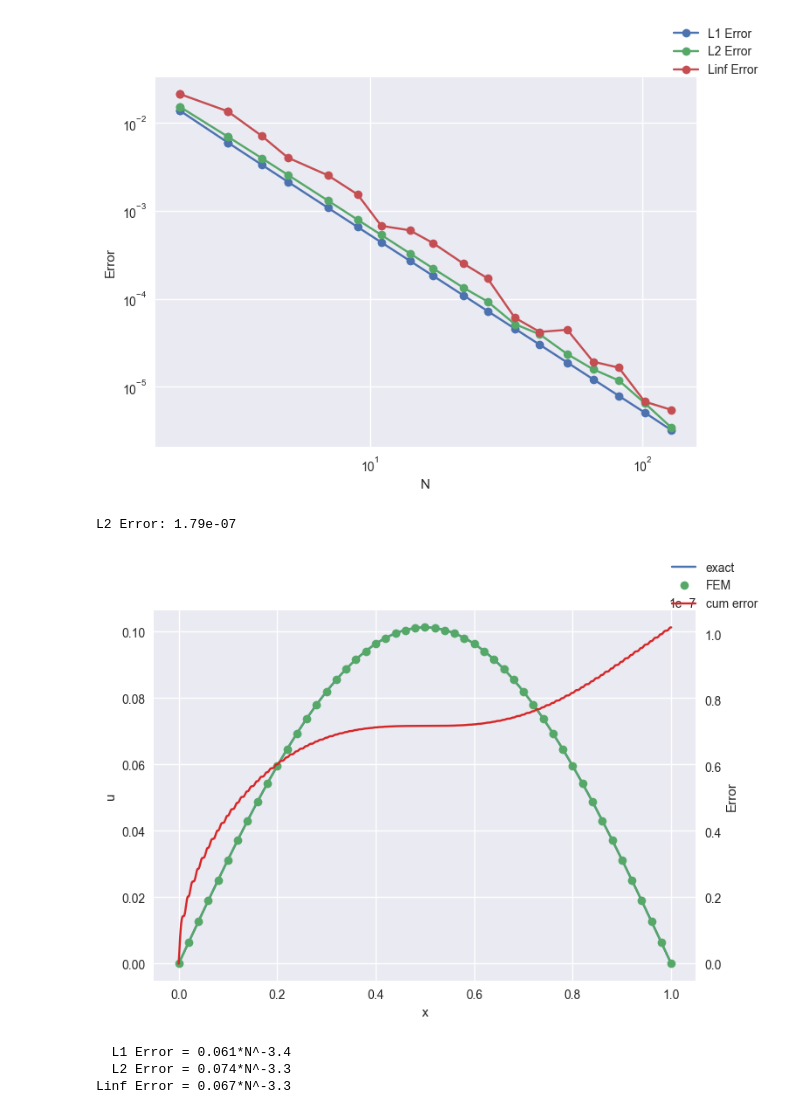
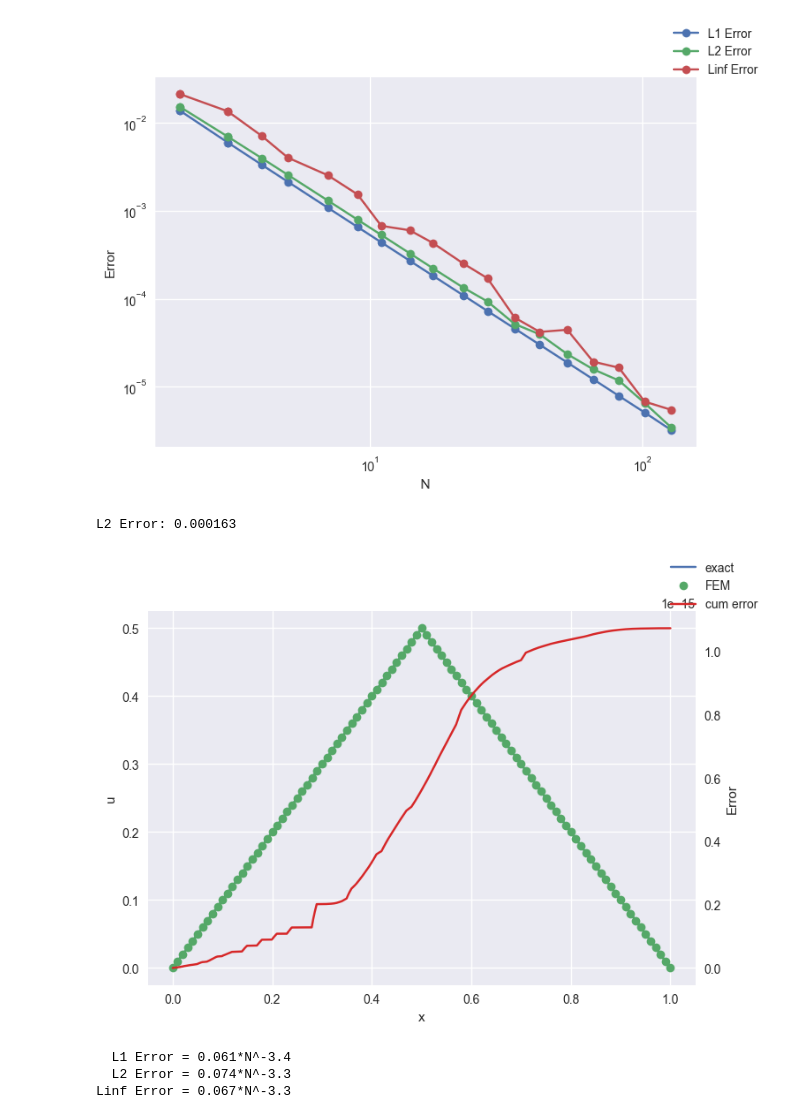
Before and after one commit to Brianhuynh97/ProgrammingPDE1, a Jupyter notebook: individual_solutions/Paul/pe1.ipynb, the cells around one changed output. Drawn from its saved outputs; the diff is of its cells as text; code cells hidden in the pictures.

```diff
--- a/individual_solutions/Paul/pe1.ipynb
+++ b/individual_solutions/Paul/pe1.ipynb
@@ -140,11 +140,11 @@ Linf Error = 0.11*N^-2.0
 [figure]
 # %%
 x0, xN = 0, 1
-N = 50
+N = 100 # number of intervals
 h = (xN - x0) / (N)  # N+1 nodes means N intervals
 
 # get analytical solution u, f(x), coefficients b and matrix elements a_ij
-u_f, u_fpp, u_b, u_a_ij = funcs["f3_quad"]
+u_f, u_fpp, u_b, u_a_ij = funcs["f2_quad"]
 
 a = np.array([[u_a_ij(i, j, h) for j in range(1, 2 * N)] for i in range(1, 2 * N)])
 b = np.array([u_b(i, h) for i in range(1, 2 * N)])
@@ -167,35 +167,35 @@ x_grid = np.linspace(x0, xN, num=N + 1)
 # x0 is exluded and we start with k=1 corresponding to a quadratic base funcition
 # -> start at list index 1
 u_num_corse = np.pad(x[1::2], 1, "constant", constant_values=0)
 [line] = ax.plot(x_grid, u_num_corse, "o", label="FEM")
 
 # plotting high resolution version of function
 u_num_fine = constr_f(x, fine_x, h, func=lib.quadratic.basis)
 ax.plot(fine_x, u_num_fine, color=line.get_color())
 
 # print(a)
 
 error = np.sqrt(
     np.cumsum((u_anal - u_num_fine) ** 2) * (fine_x[1] - fine_x[0])
 )  # approximate integral by sum
 
 
 l2_error = l2_err_func(u_f, u_num_corse, x_grid, 2)
 print(f"L2 Error: {l2_error:#.3}")
 
 
 ax2 = ax.twinx()
 ax2.plot(fine_x, error, color="tab:red", label="cum error")
 ax2.grid(False)
 
 ax.set_xlabel("x")
 ax.set_ylabel("u")
 ax2.set_ylabel("Error")
 
 _ = fig.legend()
 # %% [output]
-L2 Error: 1.79e-07
+L2 Error: 0.000163
-[figure, old version]
+[figure, new version]
 # %%
 # plot errors over N
 
```
Also changed, not shown: 2 other files.
